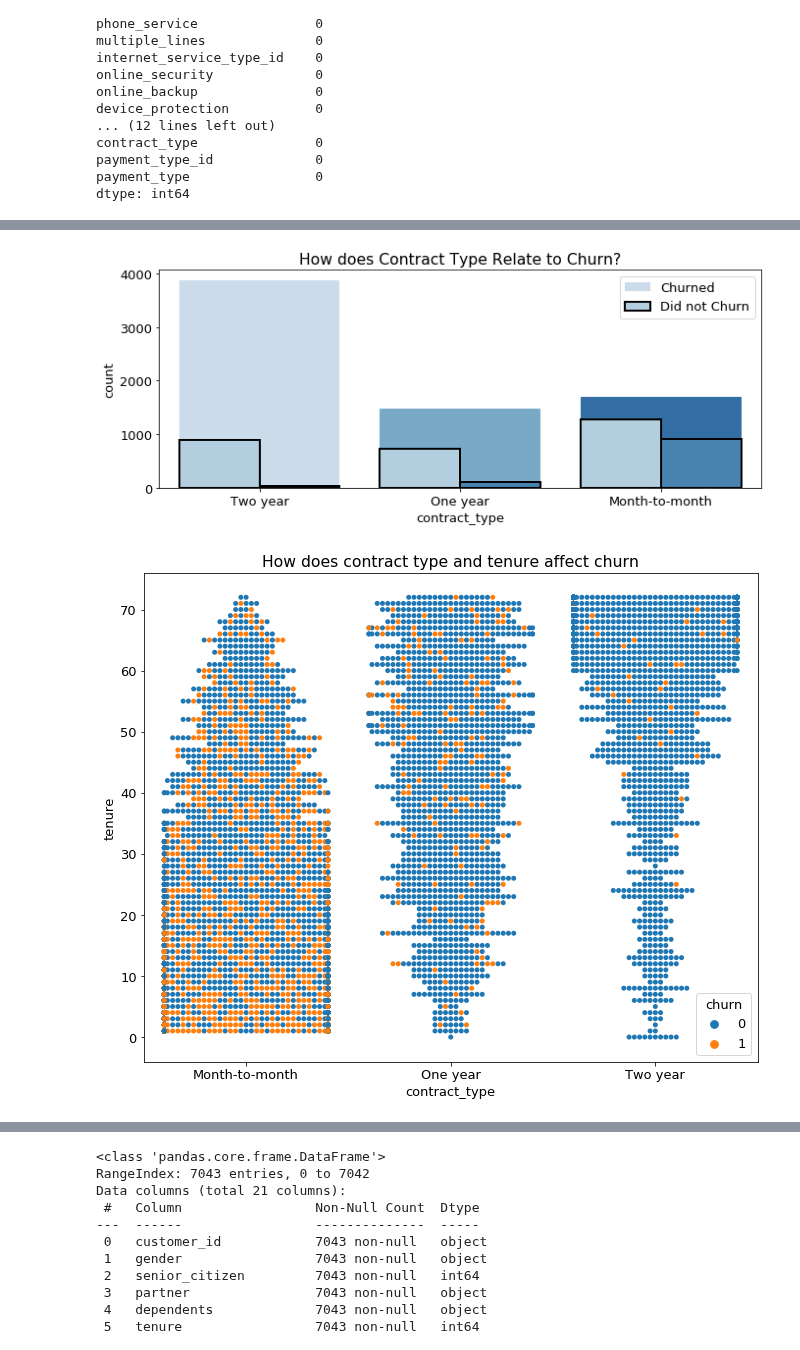
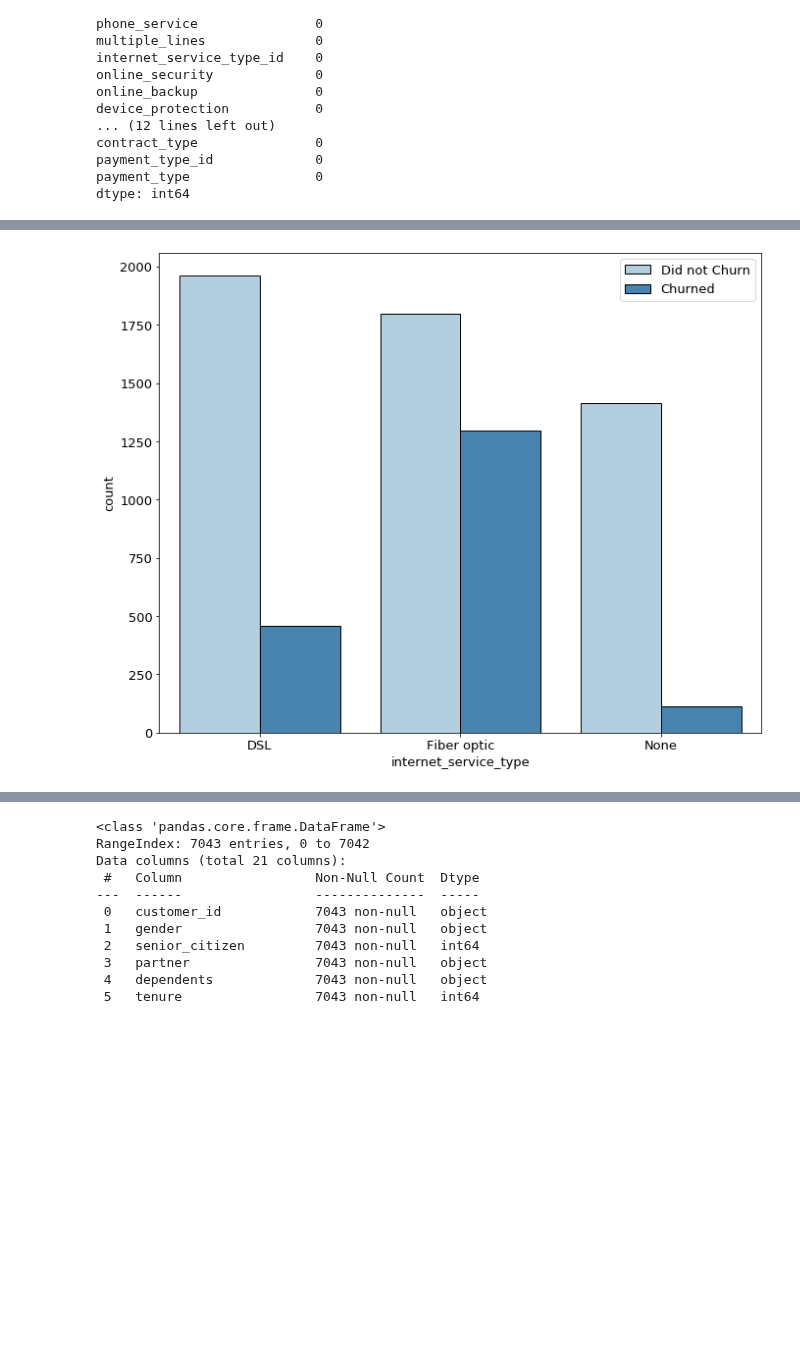
Before and after one commit to AI-Gomez/classification-exercises, a Jupyter notebook: Untitled.ipynb, the cells around one changed output, grey strips where cells are left out. Cells and saved outputs as stored; diff of their text form; code cells hidden in the pictures; blank space fills up the shorter version.

```diff
--- a/Untitled.ipynb
+++ b/Untitled.ipynb
@@ -73,19 +106,8 @@ df.describe()
 # %%
-plt.subplot(211)
+sns.countplot(x = 'internet_service_type', hue = 'churn', data=df, palette='Blues', ec='black', linewidth=1)
 
-sns.countplot(x='contract_type', data=df, palette='Blues')
-plt.title('How does Contract Type Relate to Churn?')
+plt.legend(['Did not Churn', 'Churned'])
 
-#another option
-sns.countplot(x = 'contract_type', hue='churn', data=train, palette='Blues', ec='black', linewidth=2)
-plt.legend(['Churned', 'Did not Churn'])
 plt.show()
 # %% [output]
-[figure, old version]
+[figure, new version]
-# %%
-#swarmplot
-sns.swarmplot(x='contract_type', y='tenure', data=df, hue='churn')
-plt.title('How does contract type and tenure affect churn')
-plt.show()
-# %% [output]
-[figure, removed]
```
Also changed, not shown: parts of 58 cells of this notebook.
